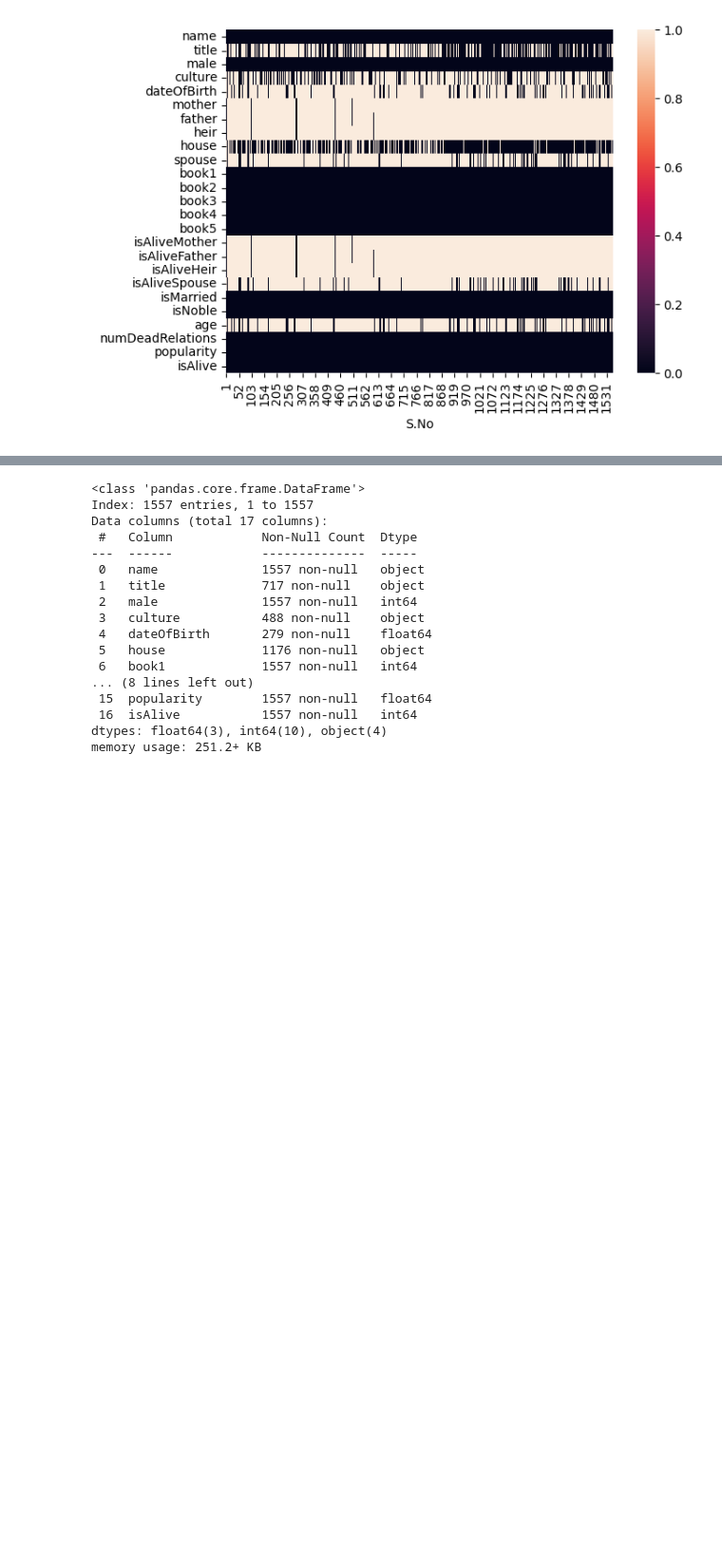
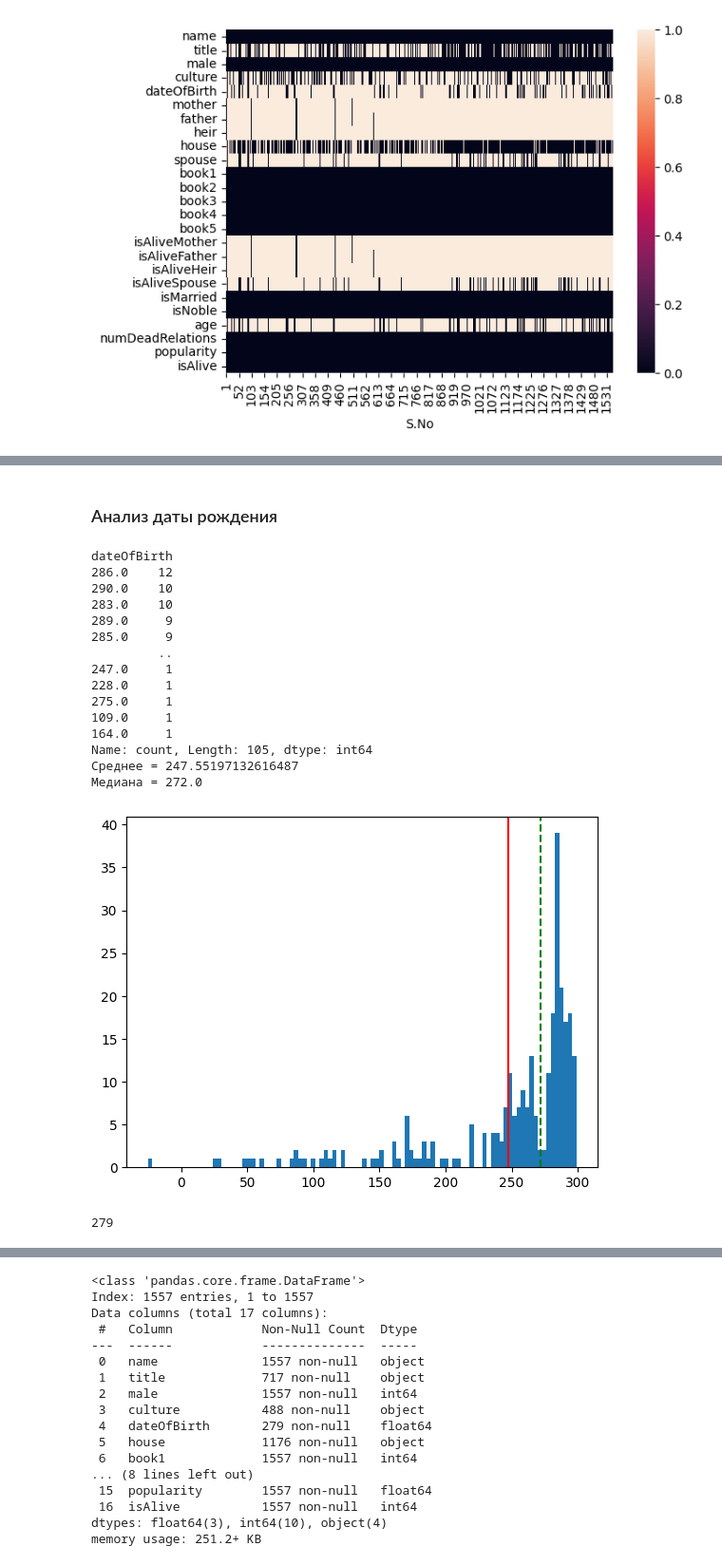
Before and after one commit to episode16/Py, a Jupyter notebook: DLS_mipt/game_of_thrones_hw1/hw_1_game_of_thrones_ipynb.ipynb, the cells around one changed output, grey strips where cells are left out. Shown at 95% size. Drawn from its saved outputs; the diff is of its cells as text; code cells hidden in the pictures; blank space fills up the shorter version.

```diff
--- a/DLS_mipt/game_of_thrones_hw1/hw_1_game_of_thrones_ipynb.ipynb
+++ b/DLS_mipt/game_of_thrones_hw1/hw_1_game_of_thrones_ipynb.ipynb
@@ -208,0 +424,39 @@ column_del
+# %% [markdown]
+### Анализ даты рождения
+# %%
+# смотрю на медиану и среднюю даты рождения
+print(df['dateOfBirth'].dropna().value_counts())
+
+mean_dateOfBirth = np.mean(df['dateOfBirth'].dropna().values)
+median_dateOfBirth = np.quantile(df['dateOfBirth'].dropna().values,q=0.5)
+
+print(f"Среднее = {mean_dateOfBirth}")
+print(f"Медиана = {median_dateOfBirth}")
+
+
+plt.hist(df['dateOfBirth'], bins = 100)
+
+plt.axvline(x=mean_dateOfBirth, color='r', linestyle = '-', label='mean')
+plt.axvline(x=median_dateOfBirth, color='g', linestyle = '--', label='median')
+
+plt.show()
+
+print(df['dateOfBirth'].dropna().value_counts().sum())
+# %% [output]
+dateOfBirth
+286.0    12
+290.0    10
+283.0    10
+289.0     9
+285.0     9
+         ..
+247.0     1
+228.0     1
+275.0     1
+109.0     1
+164.0     1
+Name: count, Length: 105, dtype: int64
+Среднее = 247.55197132616487
+Медиана = 272.0
+[figure, added]
+279
```
Also changed, not shown: parts of 45 cells of this notebook.
